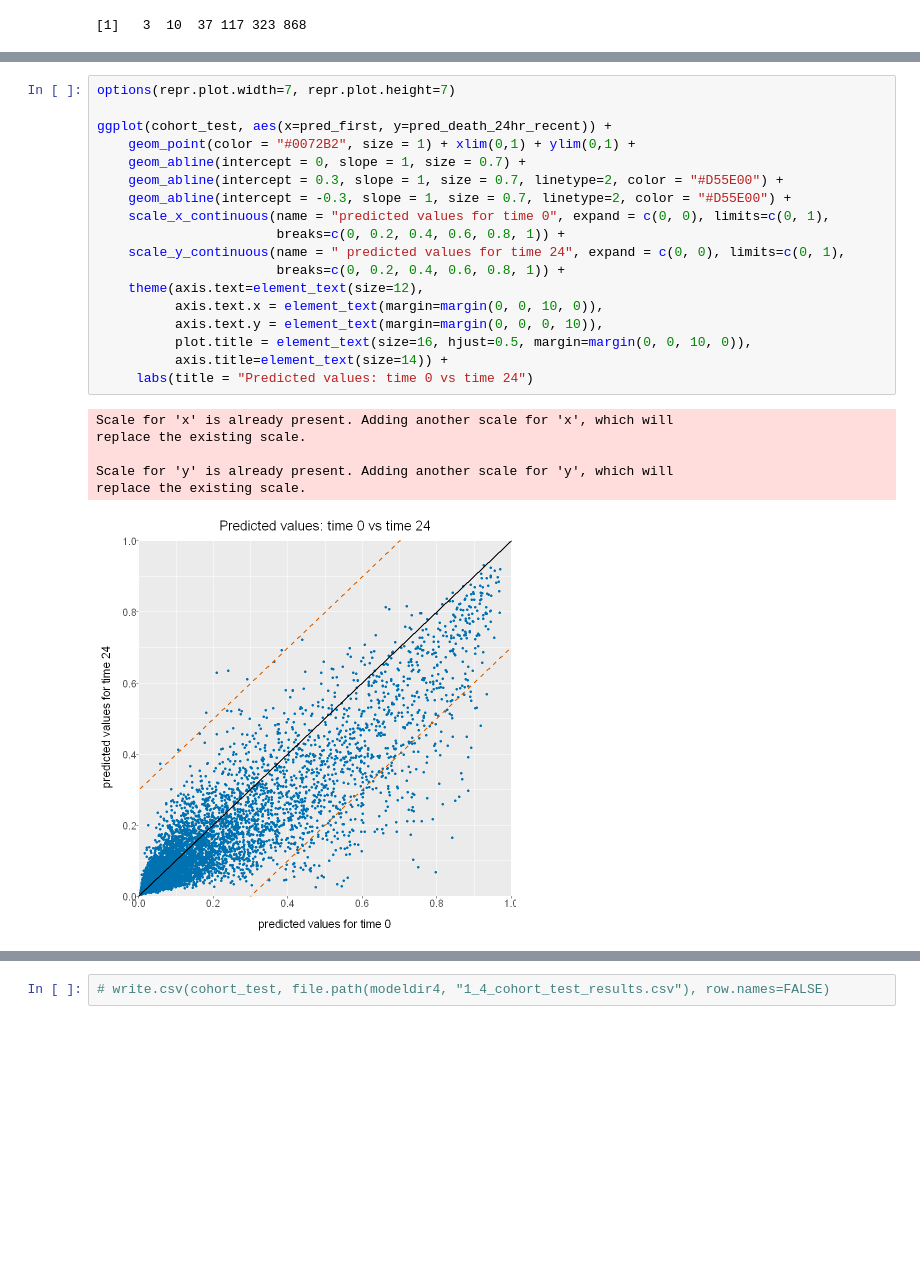
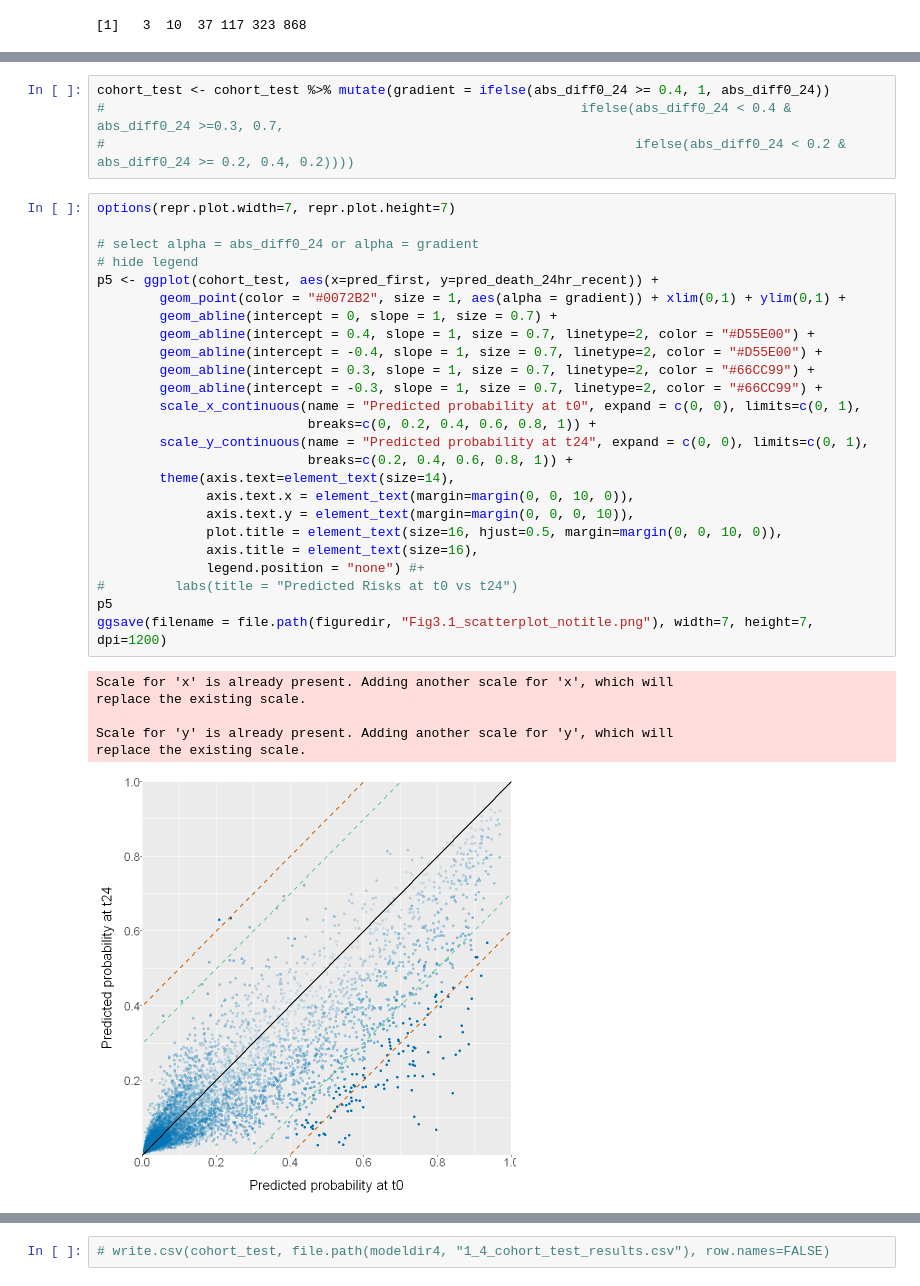
Before and after one commit to Minh084/TDA, a Jupyter notebook: 3_models/3.1_model_results_R.ipynb, the cells around one changed output, grey strips where cells are left out. Saved outputs shown, nothing was run; the diff lists cells and outputs as text; blank space fills up the shorter version.

```diff
--- a/3_models/3.1_model_results_R.ipynb
+++ b/3_models/3.1_model_results_R.ipynb
@@ -459,25 +461,36 @@ ggplot(diff[diff$abs_diff0_24 > 0.1, ], aes(x=abs_diff0_24, y=cum_count)) +
+# %%
+cohort_test <- cohort_test %>% mutate(gradient = ifelse(abs_diff0_24 >= 0.4, 1, abs_diff0_24))
+#                                                             ifelse(abs_diff0_24 < 0.4 & abs_diff0_24 >=0.3, 0.7,
+#                                                                    ifelse(abs_diff0_24 < 0.2 & abs_diff0_24 >= 0.2, 0.4, 0.2))))
 # %%
 options(repr.plot.width=7, repr.plot.height=7)
 
-ggplot(cohort_test, aes(x=pred_first, y=pred_death_24hr_recent)) +
-    geom_point(color = "#0072B2", size = 1) + xlim(0,1) + ylim(0,1) +
-    geom_abline(intercept = 0, slope = 1, size = 0.7) +
-    geom_abline(intercept = 0.3, slope = 1, size = 0.7, linetype=2, color = "#D55E00") +
-    geom_abline(intercept = -0.3, slope = 1, size = 0.7, linetype=2, color = "#D55E00") +
-    scale_x_continuous(name = "predicted values for time 0", expand = c(0, 0), limits=c(0, 1),
-                       breaks=c(0, 0.2, 0.4, 0.6, 0.8, 1)) +
-    scale_y_continuous(name = " predicted values for time 24", expand = c(0, 0), limits=c(0, 1),
-                       breaks=c(0, 0.2, 0.4, 0.6, 0.8, 1)) +
-    theme(axis.text=element_text(size=12),
-          axis.text.x = element_text(margin=margin(0, 0, 10, 0)),
-          axis.text.y = element_text(margin=margin(0, 0, 0, 10)),
-          plot.title = element_text(size=16, hjust=0.5, margin=margin(0, 0, 10, 0)),
-          axis.title=element_text(size=14)) +
-     labs(title = "Predicted values: time 0 vs time 24")
+# select alpha = abs_diff0_24 or alpha = gradient
+# hide legend
+p5 <- ggplot(cohort_test, aes(x=pred_first, y=pred_death_24hr_recent)) +
+        geom_point(color = "#0072B2", size = 1, aes(alpha = gradient)) + xlim(0,1) + ylim(0,1) +
+        geom_abline(intercept = 0, slope = 1, size = 0.7) +
+        geom_abline(intercept = 0.4, slope = 1, size = 0.7, linetype=2, color = "#D55E00") +
+        geom_abline(intercept = -0.4, slope = 1, size = 0.7, linetype=2, color = "#D55E00") +
+        geom_abline(intercept = 0.3, slope = 1, size = 0.7, linetype=2, color = "#66CC99") +
+        geom_abline(intercept = -0.3, slope = 1, size = 0.7, linetype=2, color = "#66CC99") +
+        scale_x_continuous(name = "Predicted probability at t0", expand = c(0, 0), limits=c(0, 1),
+                           breaks=c(0, 0.2, 0.4, 0.6, 0.8, 1)) +
+        scale_y_continuous(name = "Predicted probability at t24", expand = c(0, 0), limits=c(0, 1),
+                           breaks=c(0.2, 0.4, 0.6, 0.8, 1)) +
+        theme(axis.text=element_text(size=14),
+              axis.text.x = element_text(margin=margin(0, 0, 10, 0)),
+              axis.text.y = element_text(margin=margin(0, 0, 0, 10)),
+              plot.title = element_text(size=16, hjust=0.5, margin=margin(0, 0, 10, 0)),
+              axis.title = element_text(size=16),
+              legend.position = "none") #+
+#         labs(title = "Predicted Risks at t0 vs t24")
+p5
+ggsave(filename = file.path(figuredir, "Fig3.1_scatterplot_notitle.png"), width=7, height=7, dpi=1200)
 # %% [output]
 Scale for 'x' is already present. Adding another scale for 'x', which will
 replace the existing scale.
 
 Scale for 'y' is already present. Adding another scale for 'y', which will
 replace the existing scale.
-[figure, old version]
+[figure, new version]
```
Also changed, not shown: parts of 12 cells of this notebook, 5 other files.
